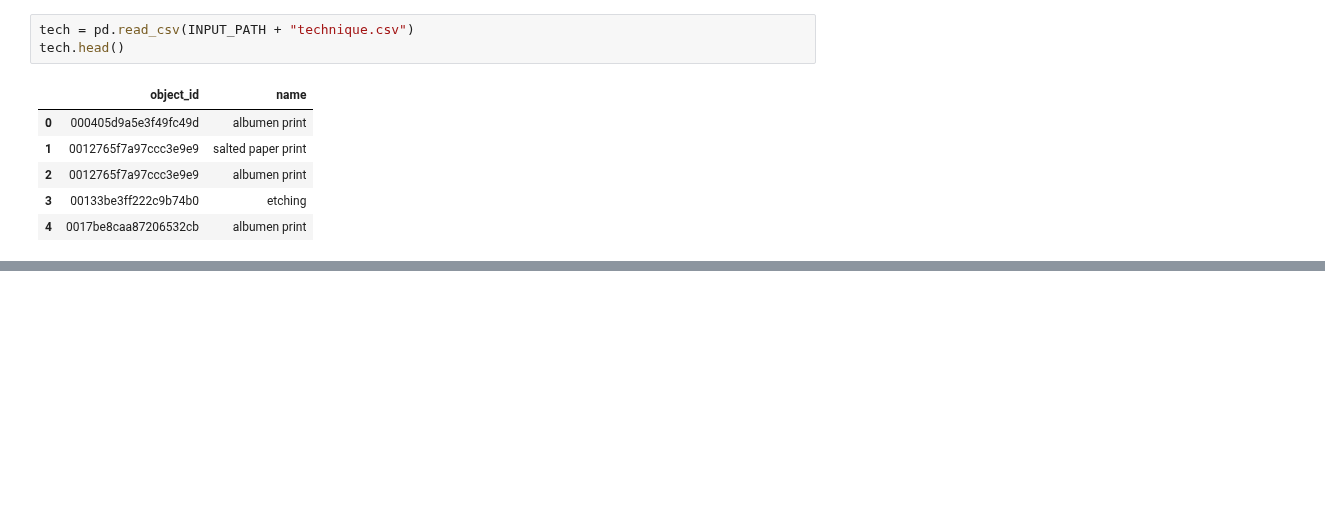
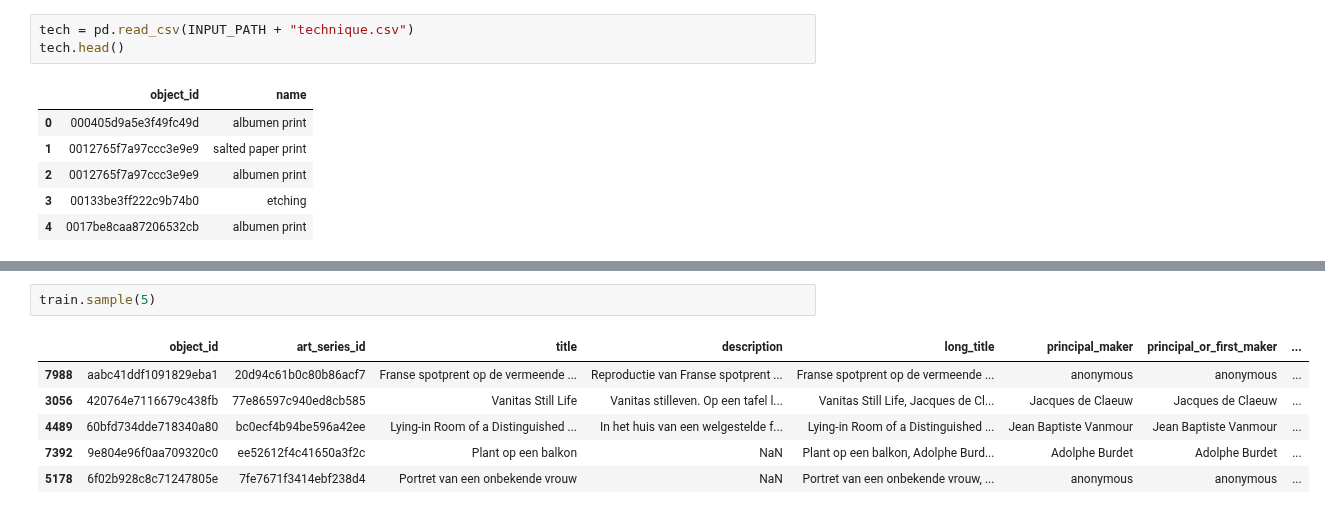
Before and after one commit to ju-ki/atma10, a Jupyter notebook: EDA.ipynb, the cells around one changed output, grey strips where cells are left out. Drawn from its saved outputs; the diff is of its cells as text; blank space fills up the shorter version.

```diff
--- a/EDA.ipynb
+++ b/EDA.ipynb
@@ -286,0 +277,9 @@ train[train["object_id"] == "00181d86ff1a7b95864e"]
+# %%
+train.sample(5)
+# %% [output]
+|  | object_id | art_series_id | title | description | long_title | principal_maker | principal_or_first_maker | ... |
+| 7988 | aabc41ddf1091829eba1 | 20d94c61b0c80b86acf7 | Franse spotprent op de vermeende ... | Reproductie van Franse spotprent ... | Franse spotprent op de vermeende ... | anonymous | anonymous | ... |
+| 3056 | 420764e7116679c438fb | 77e86597c940ed8cb585 | Vanitas Still Life | Vanitas stilleven. Op een tafel l... | Vanitas Still Life, Jacques de Cl... | Jacques de Claeuw | Jacques de Claeuw | ... |
+| 4489 | 60bfd734dde718340a80 | bc0ecf4b94be596a42ee | Lying-in Room of a Distinguished ... | In het huis van een welgestelde f... | Lying-in Room of a Distinguished ... | Jean Baptiste Vanmour | Jean Baptiste Vanmour | ... |
+| 7392 | 9e804e96f0aa709320c0 | ee52612f4c41650a3f2c | Plant op een balkon | NaN | Plant op een balkon, Adolphe Burd... | Adolphe Burdet | Adolphe Burdet | ... |
+| 5178 | 6f02b928c8c71247805e | 7fe7671f3414ebf238d4 | Portret van een onbekende vrouw | NaN | Portret van een onbekende vrouw, ... | anonymous | anonymous | ... |
```
Also changed, not shown: parts of 72 cells of this notebook.
